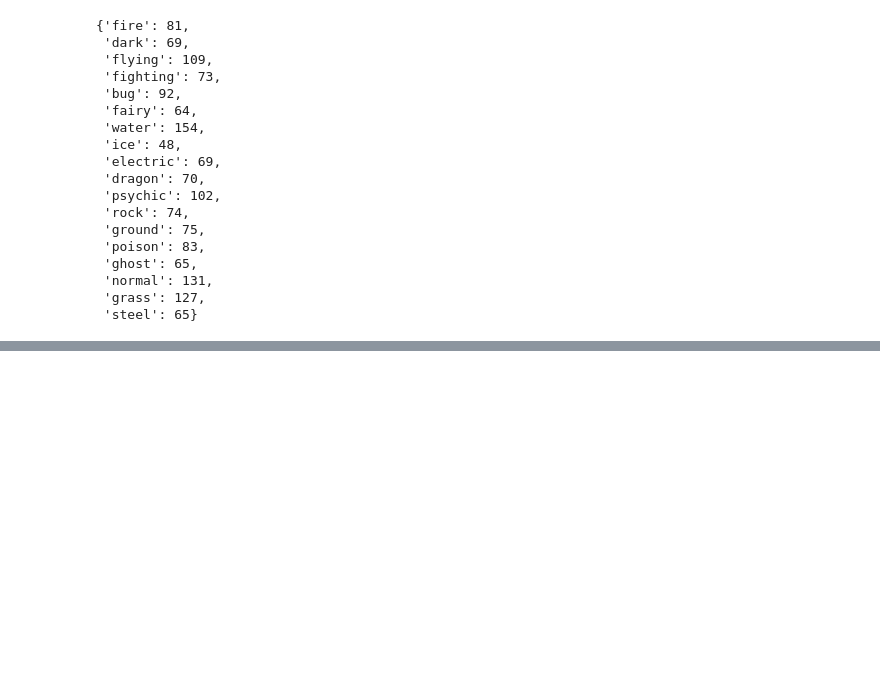
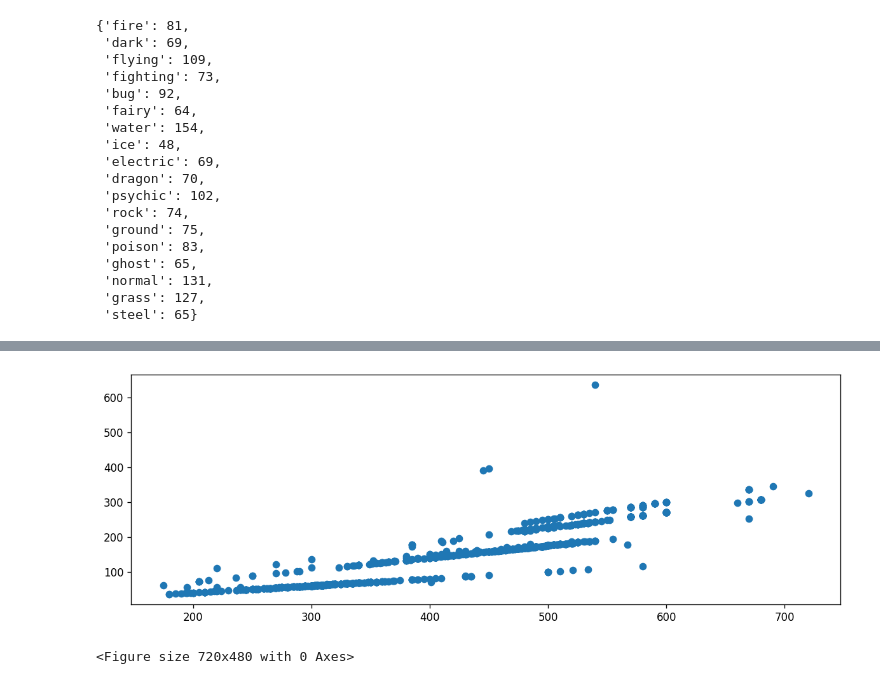
Before and after one commit to Anuroopa12x/Pokemon_Data_Analysis, a Jupyter notebook: Analysing.ipynb, the cells around one changed output, grey strips where cells are left out. Saved outputs shown, nothing was run; the diff lists cells and outputs as text; code cells hidden in the pictures; blank space fills up the shorter version.

```diff
--- a/Analysing.ipynb
+++ b/Analysing.ipynb
@@ -186,0 +608,9 @@ array(['Overgrow', 'Overgrow / Chlorophyll', 'Blaze', 'Torrent',
+# %%
+
+plt.figure(dpi = 120, figsize = (12, 4))
+plt.scatter(details.total, details.Base_Experience_Yield)
+plt.figure(dpi = 120)
+plt.show()
+# %% [output]
+[figure, added]
+<Figure size 720x480 with 0 Axes>
```
Also changed, not shown: parts of 34 cells of this notebook, 2 other files.
